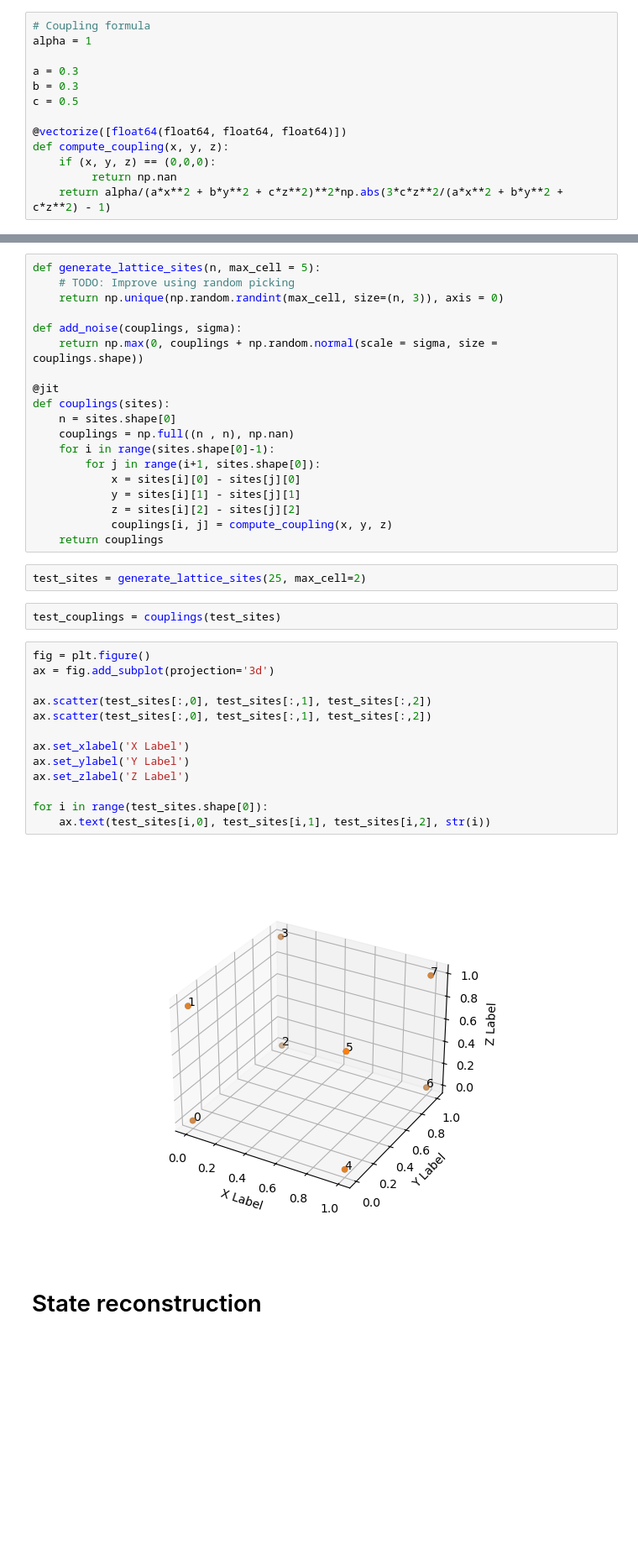
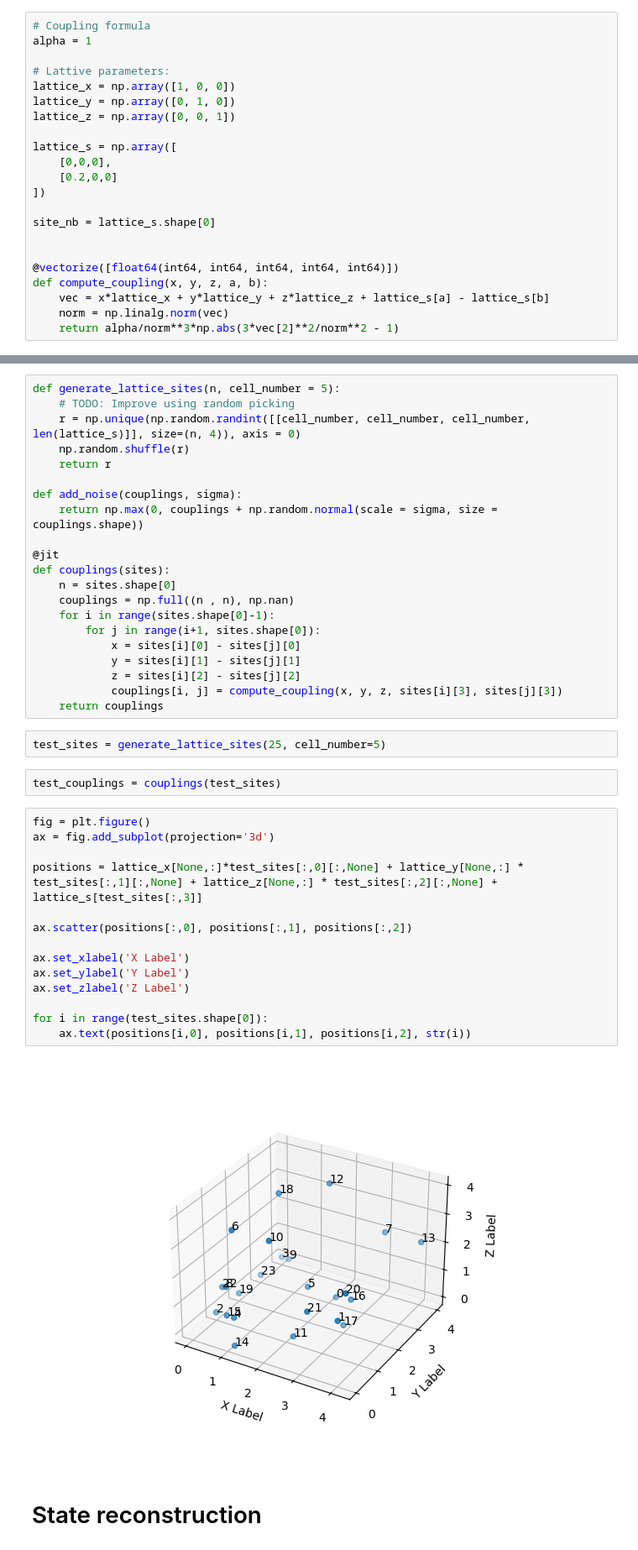
Before and after one commit to maurice-debray/spin_reconstruction, a Jupyter notebook: simulation.ipynb, the cells around one changed output, grey strips where cells are left out. Shown at 84% size. Drawn from its saved outputs; the diff is of its cells as text; blank space fills up the shorter version.

Commit message:
feat: Multiple lattice sites

```diff
--- a/simulation.ipynb
+++ b/simulation.ipynb
@@ -8,21 +8,32 @@ from tqdm.notebook import trange, tqdm
 # Coupling formula
 alpha = 1
 
-a = 0.3
-b = 0.3
-c = 0.5
+# Lattive parameters:
+lattice_x = np.array([1, 0, 0])
+lattice_y = np.array([0, 1, 0])
+lattice_z = np.array([0, 0, 1])
 
-@vectorize([float64(float64, float64, float64)])
-def compute_coupling(x, y, z):
-    if (x, y, z) == (0,0,0):
-         return np.nan
-    return alpha/(a*x**2 + b*y**2 + c*z**2)**2*np.abs(3*c*z**2/(a*x**2 + b*y**2 + c*z**2) - 1)
+lattice_s = np.array([
+    [0,0,0],
+    [0.2,0,0]
+])
+
+site_nb = lattice_s.shape[0]
+
+
+@vectorize([float64(int64, int64, int64, int64, int64)])
+def compute_coupling(x, y, z, a, b):
+    vec = x*lattice_x + y*lattice_y + z*lattice_z + lattice_s[a] - lattice_s[b]
+    norm = np.linalg.norm(vec)
+    return alpha/norm**3*np.abs(3*vec[2]**2/norm**2 - 1)
 # %% [markdown]
 # State generation
 # %%
-def generate_lattice_sites(n, max_cell = 5):
+def generate_lattice_sites(n, cell_number = 5):
     # TODO: Improve using random picking
-    return np.unique(np.random.randint(max_cell, size=(n, 3)), axis = 0)
+    r = np.unique(np.random.randint([[cell_number, cell_number, cell_number, len(lattice_s)]], size=(n, 4)), axis = 0)
+    np.random.shuffle(r)
+    return r
 
 def add_noise(couplings, sigma):
     return np.max(0, couplings + np.random.normal(scale = sigma, size = couplings.shape))
@@ -36,27 +47,28 @@ def couplings(sites):
             x = sites[i][0] - sites[j][0]
             y = sites[i][1] - sites[j][1]
             z = sites[i][2] - sites[j][2]
-            couplings[i, j] = compute_coupling(x, y, z)
+            couplings[i, j] = compute_coupling(x, y, z, sites[i][3], sites[j][3])
     return couplings
 # %%
-test_sites = generate_lattice_sites(25, max_cell=2)
+test_sites = generate_lattice_sites(25, cell_number=5)
 # %%
 test_couplings = couplings(test_sites)
 # %%
 fig = plt.figure()
 ax = fig.add_subplot(projection='3d')
 
-ax.scatter(test_sites[:,0], test_sites[:,1], test_sites[:,2])
-ax.scatter(test_sites[:,0], test_sites[:,1], test_sites[:,2])
+positions = lattice_x[None,:]*test_sites[:,0][:,None] + lattice_y[None,:] * test_sites[:,1][:,None] + lattice_z[None,:] * test_sites[:,2][:,None] + lattice_s[test_sites[:,3]]
+
+ax.scatter(positions[:,0], positions[:,1], positions[:,2])
 
 ax.set_xlabel('X Label')
 ax.set_ylabel('Y Label')
 ax.set_zlabel('Z Label')
 
 for i in range(test_sites.shape[0]):
-    ax.text(test_sites[i,0], test_sites[i,1], test_sites[i,2], str(i))
+    ax.text(positions[i,0], positions[i,1], positions[i,2], str(i))
 # %% [output]
-[figure, old version]
+[figure, new version]
 # %% [markdown]
 # State reconstruction
 # %%
```
Also changed, not shown: parts of 6 cells of this notebook.
